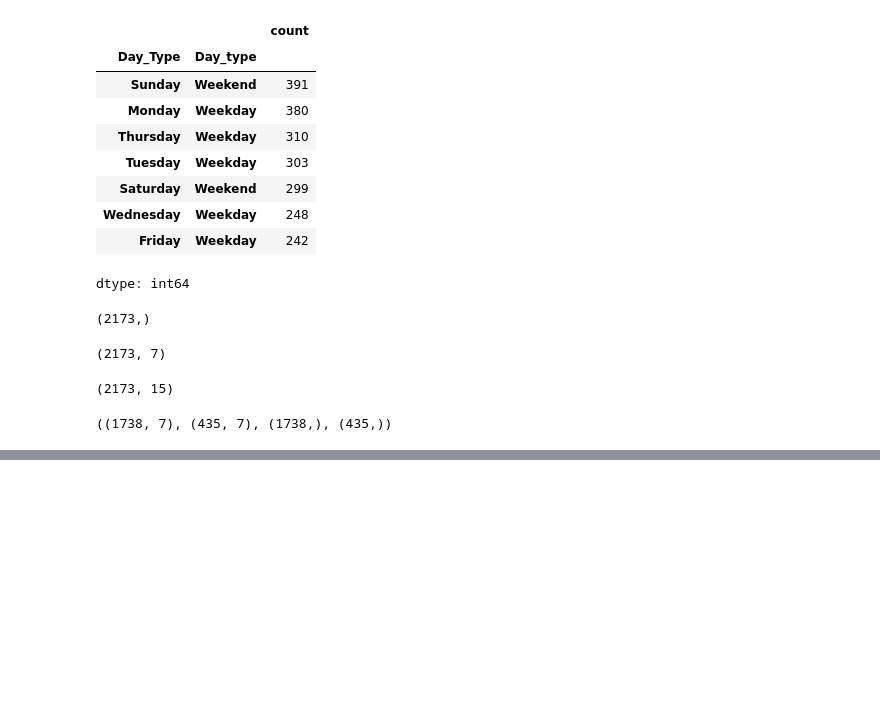
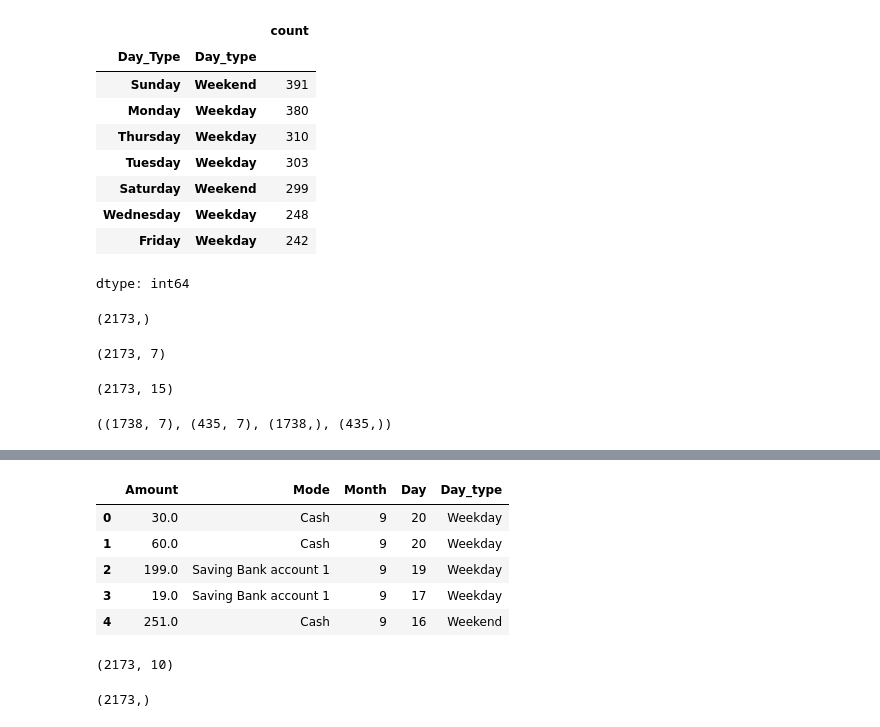
Before and after one commit to kailashchaudhary-p/Daily-Expense-Analyzer, a Jupyter notebook: Daily_Expense_Analyzer.ipynb, the cells around one changed output, grey strips where cells are left out. Drawn from its saved outputs; the diff is of its cells as text; code cells hidden in the pictures; blank space fills up the shorter version.

```diff
--- a/Daily_Expense_Analyzer.ipynb
+++ b/Daily_Expense_Analyzer.ipynb
@@ -751,0 +827,13 @@ x_train.shape,x_test.shape,y_train.shape,y_test.shape
+# %%
+x = x.drop(columns=["Income/Expense"])
+# %%
+x = x.drop(columns=["Month_Name"])
+# %%
+x.head()
+# %% [output]
+|  | Amount | Mode | Month | Day | Day_type |
+| 0 | 30.0 | Cash | 9 | 20 | Weekday |
+| 1 | 60.0 | Cash | 9 | 20 | Weekday |
+| 2 | 199.0 | Saving Bank account 1 | 9 | 19 | Weekday |
+| 3 | 19.0 | Saving Bank account 1 | 9 | 17 | Weekday |
+| 4 | 251.0 | Cash | 9 | 16 | Weekend |
@@ -751,0 +846,8 @@ x_train.shape,x_test.shape,y_train.shape,y_test.shape
+# %%
+x.shape
+# %% [output]
+(2173, 10)
+# %%
+y.shape
+# %% [output]
+(2173,)
```
Also changed, not shown: parts of 11 cells of this notebook.
